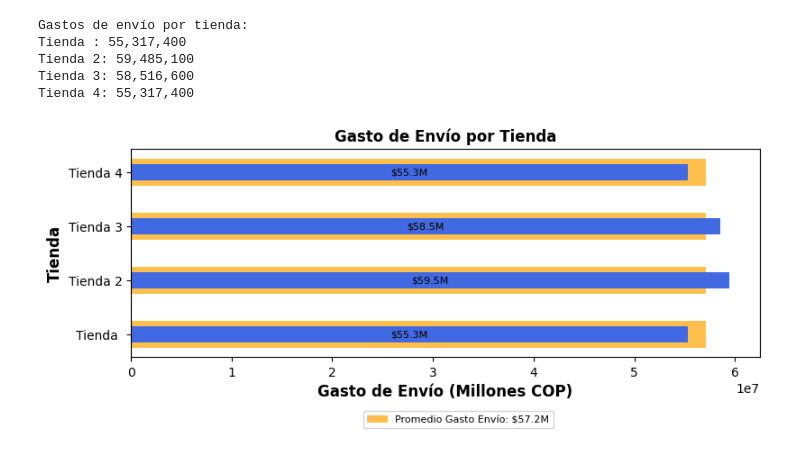
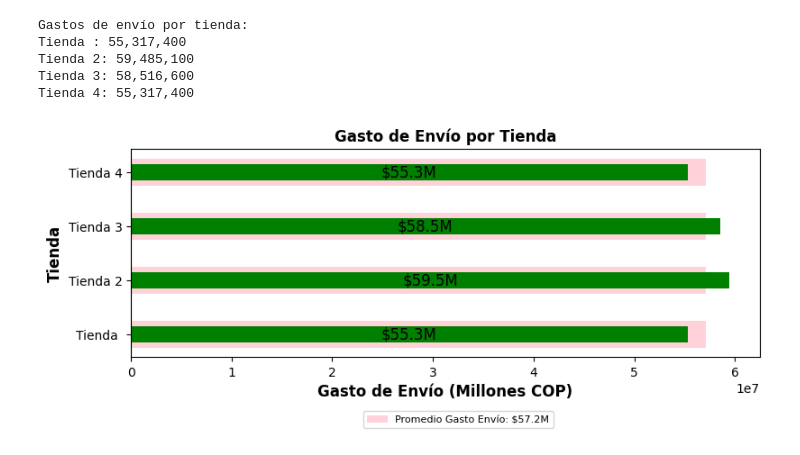
Before and after one commit to Starleen1996/Challenger_1_Alura_Store, a Jupyter notebook: AluraStoreLatam.ipynb, the cells around one changed output. Cells and saved outputs as stored; diff of their text form; code cells hidden in the pictures.

```diff
--- a/AluraStoreLatam.ipynb
+++ b/AluraStoreLatam.ipynb
@@ -440,34 +520,34 @@ def formatoMillones(x, pos):
         pos (int): Posición (no se utiliza en este caso, requerido por FuncFormatter).
     Returns:
         str: El número formateado como una cadena (ej., '10M' para 10,000,000).
     """
     return f'{x / 1e6:.0f}M'
 
 # Crea una nueva figura y un conjunto de subgráficos.
 plt.figure(figsize=(9, 3))
 
 # Dibuja barras horizontales para el gasto de envío promedio de las tiendas.
-plt.barh(nombre_tiendas, [gasto_envio_promedio] * len(nombre_tiendas), height=0.5, color='orange', alpha=0.7, label=f'Promedio Gasto Envío: ${gasto_envio_promedio / 1e6:.1f}M')
+plt.barh(nombre_tiendas, [gasto_envio_promedio] * len(nombre_tiendas), height=0.5, color='pink', alpha=0.7, label=f'Promedio Gasto Envío: ${gasto_envio_promedio / 1e6:.1f}M')
 
 # Dibuja barras horizontales para la suma de los gastos de envío por tienda.
-barras = plt.barh(nombre_tiendas, sumas_gastos_envio, height=0.3, color='royalblue')
+barras = plt.barh(nombre_tiendas, sumas_gastos_envio, height=0.3, color='green')
 
 # Establece el título del gráfico.
 plt.title('Gasto de Envío por Tienda', fontsize=12, fontweight='bold')
 # Establece la etiqueta del eje y.
 plt.ylabel('Tienda', fontsize=12, fontweight='bold')
 # Establece la etiqueta del eje x.
 plt.xlabel('Gasto de Envío (Millones COP)', fontsize=12, fontweight='bold')
 # Formatea el eje x para mostrar los valores en millones.
 
 # Agrega etiquetas de texto a las barras.
 for bar in barras:
     width = bar.get_width()
-    plt.text(width / 2, bar.get_y() + bar.get_height() / 2, f'${width / 1e6:.1f}M', va='center', ha='center', fontsize=8)
+    plt.text(width / 2, bar.get_y() + bar.get_height() / 2, f'${width / 1e6:.1f}M', va='center', ha='center', fontsize=12)
 
 # Agrega una leyenda al gráfico.
 plt.legend(fontsize=8, loc='center right', bbox_to_anchor=(0.68, -0.3))
 # Muestra el gráfico.
 plt.show()
 # %% [output]
-[figure, old version]
+[figure, new version]
```
Also changed, not shown: parts of 2 cells of this notebook.
